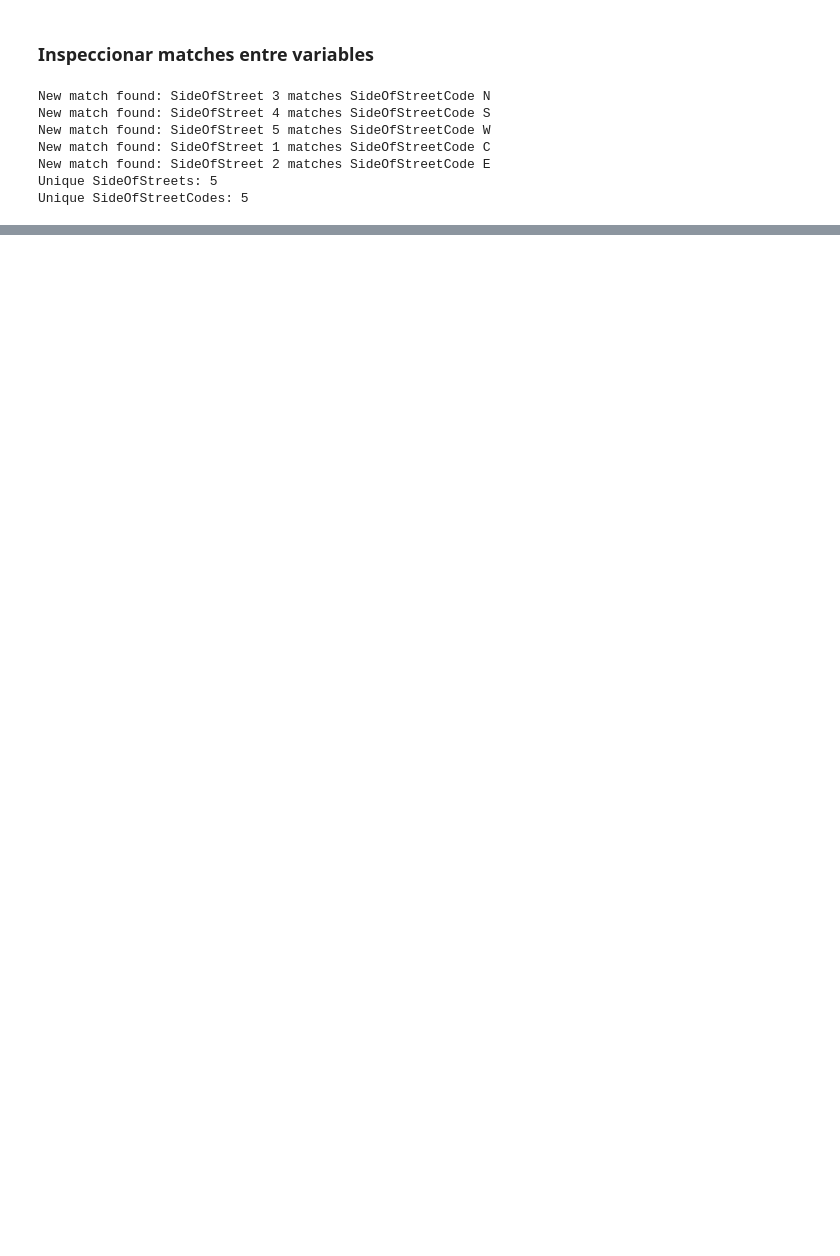
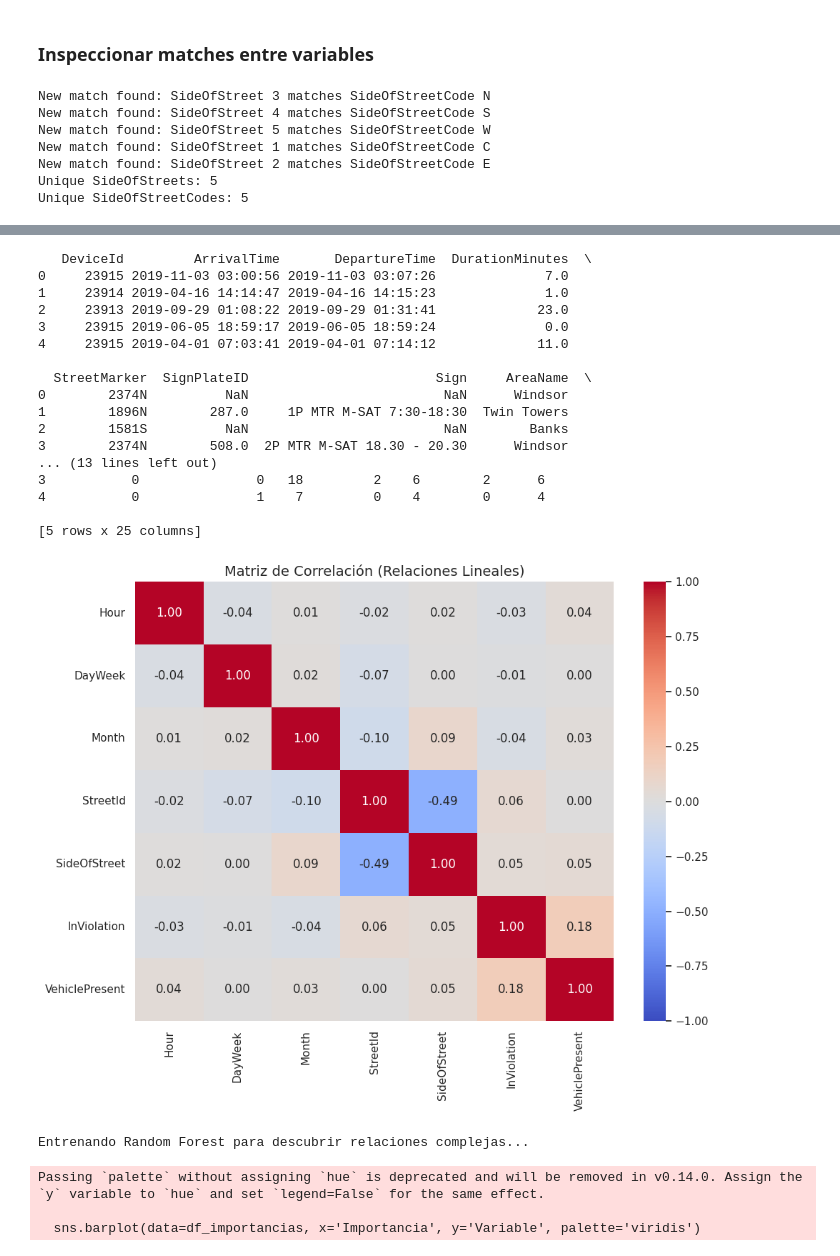
Before and after one commit to PPardodatasc/PPG-TFG-URJC, a Jupyter notebook: src/eda/2019_eda.ipynb, the cells around one changed output, grey strips where cells are left out. Saved outputs shown, nothing was run; the diff lists cells and outputs as text; code cells hidden in the pictures; blank space fills up the shorter version.

```diff
--- a/src/eda/2019_eda.ipynb
+++ b/src/eda/2019_eda.ipynb
@@ -269,0 +412,79 @@ plt.show()
+# %%
+from sklearn.ensemble import RandomForestClassifier
+
+# Obtain Day of the week and Month variables from ArrivalTime
+df_100k_mod['DayWeek'] = df_100k_mod['ArrivalTime'].dt.dayofweek # 0=Lunes, 6=Domingo
+df_100k_mod['Month'] = df_100k_mod['ArrivalTime'].dt.month
+
+# Bool to 0,1 for VehiclePresent and InViolation
+df_100k_mod['VehiclePresent'] = df_100k_mod['VehiclePresent'].astype(int)
+df_100k_mod['InViolation'] = df_100k_mod['InViolation'].astype(int)
+
+# Select only the numeric columns that make sense to predict
+# Discard  'DurationMinutes' and 'DepartureTime' as they would give instant information about the target (Data Leakage)
+features_pred = ['Hour', 'DayWeek', 'Month', 'StreetId', 'SideOfStreet', 'InViolation', 'VehiclePresent']
+print(df_100k_mod.head())
+df_100k_pred = df_100k_mod[features_pred].dropna()
+
+# ===================================================================
+# Pearson Correlation Matrix (Linear Relationships)
+# ===================================================================
+plt.figure(figsize=(10, 8))
+
+matriz_corr = df_100k_pred.corr()
+sns.heatmap(matriz_corr, annot=True, cmap='coolwarm', fmt=".2f", vmin=-1, vmax=1)
+plt.title('Matriz de Correlación (Relaciones Lineales)', fontsize=14)
+plt.tight_layout()
+plt.show()
+
+# ===================================================================
+# Random Forest Feature Importance (Non-Linear Relationships)
+# ===================================================================
+print("\nEntrenando Random Forest para descubrir relaciones complejas...")
+
+# Separate features (X) from target (y)
+X = df_100k_pred.drop('VehiclePresent', axis=1)
+y = df_100k_pred['VehiclePresent']
+
+
+rf = RandomForestClassifier(n_estimators=100, random_state=42, max_depth=5)
+rf.fit(X, y)
+
+# Extract importance of each variable (the sum of all gives 1.0)
+importancias = rf.feature_importances_
+
+
+df_importancias = pd.DataFrame({'Variable': X.columns, 'Importancia': importancias})
+df_importancias = df_importancias.sort_values(by='Importancia', ascending=False)
+
+
+plt.figure(figsize=(8, 5))
+sns.barplot(data=df_importancias, x='Importancia', y='Variable', palette='viridis')
+plt.title('Importancia de Variables (Random Forest)', fontsize=14)
+plt.xlabel('Nivel de Influencia (0 a 1)', fontsize=12)
+plt.ylabel('Variable', fontsize=12)
+plt.tight_layout()
+plt.show()
+# %% [output]
+   DeviceId         ArrivalTime       DepartureTime  DurationMinutes  \
+0     23915 2019-11-03 03:00:56 2019-11-03 03:07:26              7.0
+1     23914 2019-04-16 14:14:47 2019-04-16 14:15:23              1.0
+2     23913 2019-09-29 01:08:22 2019-09-29 01:31:41             23.0
+3     23915 2019-06-05 18:59:17 2019-06-05 18:59:24              0.0
+4     23915 2019-04-01 07:03:41 2019-04-01 07:14:12             11.0
+
+  StreetMarker  SignPlateID                        Sign     AreaName  \
+0        2374N          NaN                         NaN      Windsor
+1        1896N        287.0     1P MTR M-SAT 7:30-18:30  Twin Towers
+2        1581S          NaN                         NaN        Banks
+3        2374N        508.0  2P MTR M-SAT 18.30 - 20.30      Windsor
+... (13 lines left out)
+3           0               0   18         2    6        2      6
+4           0               1    7         0    4        0      4
+
+[5 rows x 25 columns]
+[figure, added]
+Entrenando Random Forest para descubrir relaciones complejas...
+Passing `palette` without assigning `hue` is deprecated and will be removed in v0.14.0. Assign the `y` variable to `hue` and set `legend=False` for the same effect.
+
+  sns.barplot(data=df_importancias, x='Importancia', y='Variable', palette='viridis')
```
Also changed, not shown: parts of 15 cells of this notebook, 2 other files.
